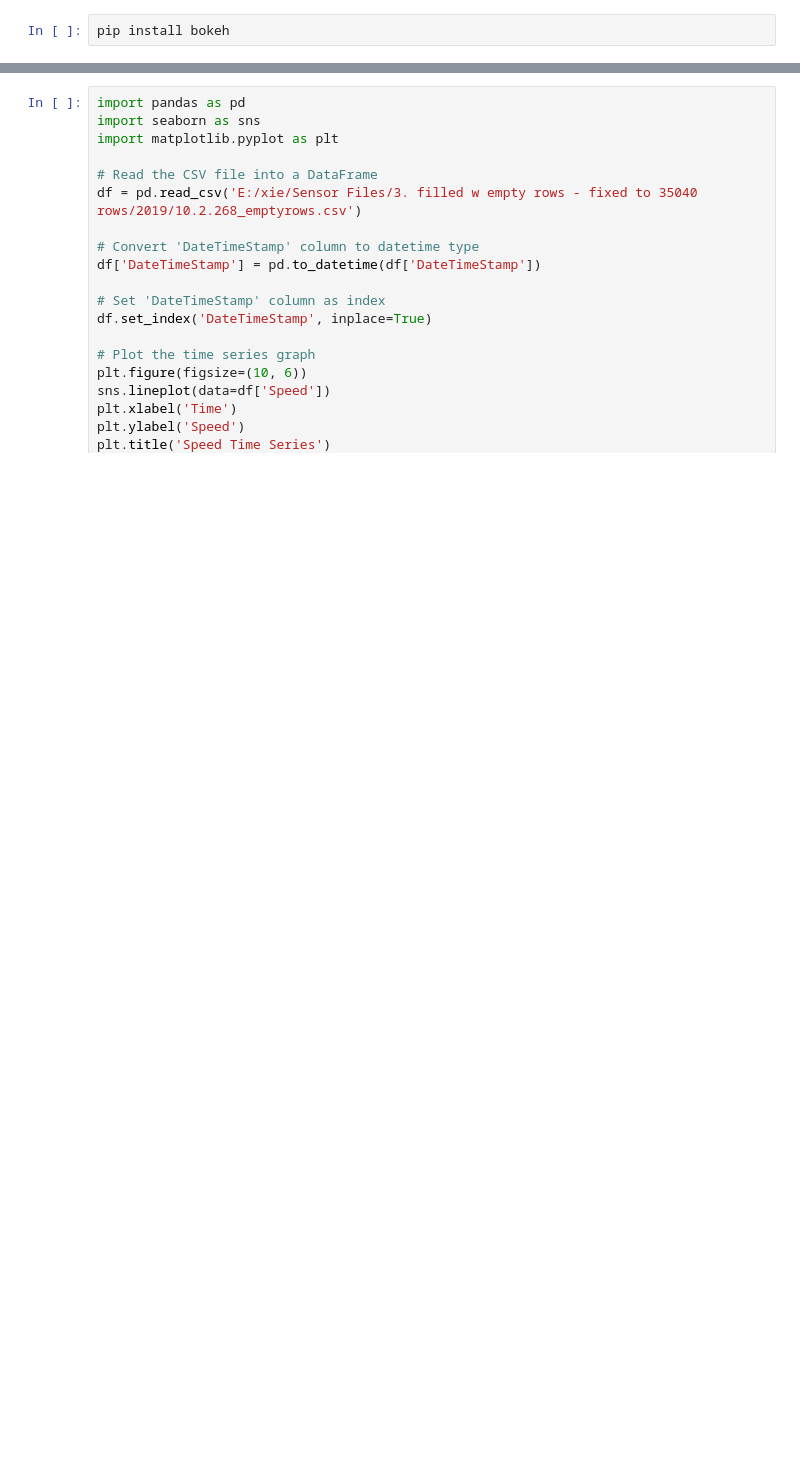
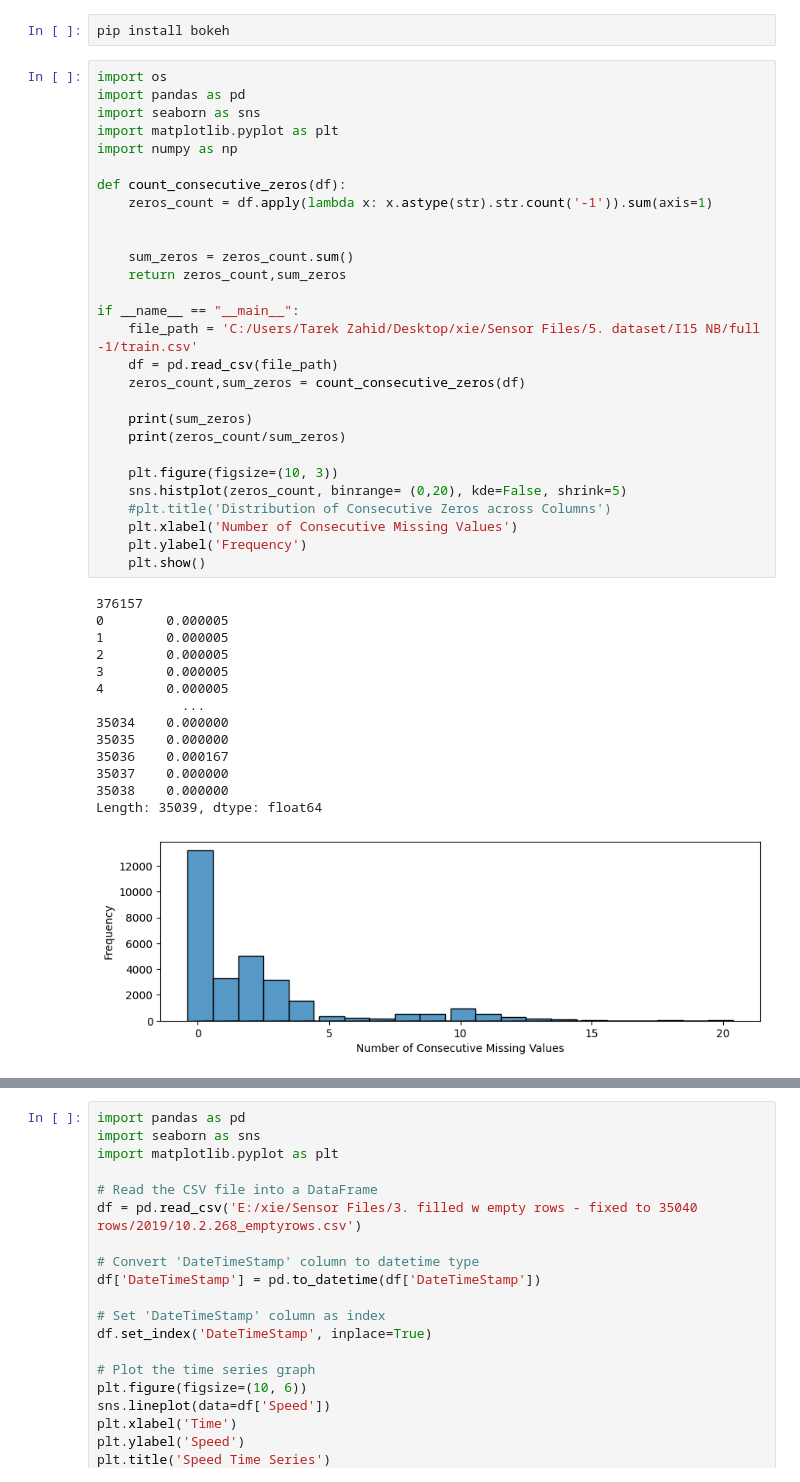
Before and after one commit to tarekbzahid/XIE_dataset_prep, a Jupyter notebook: utils/data_viz.ipynb, the cells around one changed output, grey strips where cells are left out. Cells and saved outputs as stored; diff of their text form; blank space fills up the shorter version.

```diff
--- a/utils/data_viz.ipynb
+++ b/utils/data_viz.ipynb
@@ -1,2 +1,45 @@
 # %%
 pip install bokeh
+# %%
+import os
+import pandas as pd
+import seaborn as sns
+import matplotlib.pyplot as plt
+import numpy as np
+
+def count_consecutive_zeros(df):
+    zeros_count = df.apply(lambda x: x.astype(str).str.count('-1')).sum(axis=1)
+
+
+    sum_zeros = zeros_count.sum()
+    return zeros_count,sum_zeros
+
+if __name__ == "__main__":
+    file_path = 'C:/Users/Tarek Zahid/Desktop/xie/Sensor Files/5. dataset/I15 NB/full -1/train.csv'
+    df = pd.read_csv(file_path)
+    zeros_count,sum_zeros = count_consecutive_zeros(df)
+
+    print(sum_zeros)
+    print(zeros_count/sum_zeros)
+
+    plt.figure(figsize=(10, 3))
+    sns.histplot(zeros_count, binrange= (0,20), kde=False, shrink=5)
+    #plt.title('Distribution of Consecutive Zeros across Columns')
+    plt.xlabel('Number of Consecutive Missing Values')
+    plt.ylabel('Frequency')
+    plt.show()
+# %% [output]
+376157
+0        0.000005
+1        0.000005
+2        0.000005
+3        0.000005
+4        0.000005
+           ...
+35034    0.000000
+35035    0.000000
+35036    0.000167
+35037    0.000000
+35038    0.000000
+Length: 35039, dtype: float64
+[figure, added]
```
Also changed, not shown: parts of 4 cells of this notebook, 2 other files.
